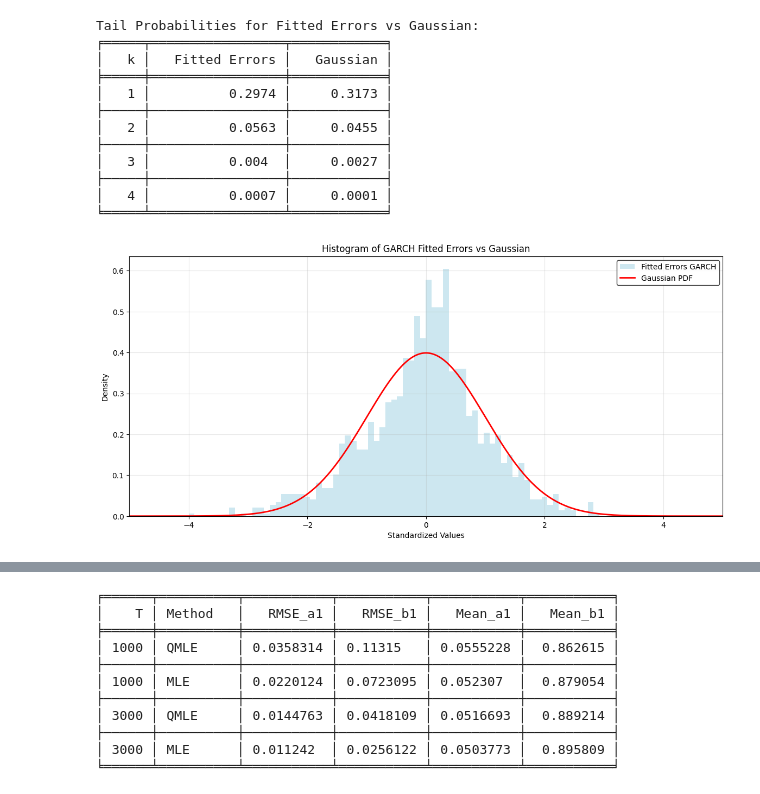
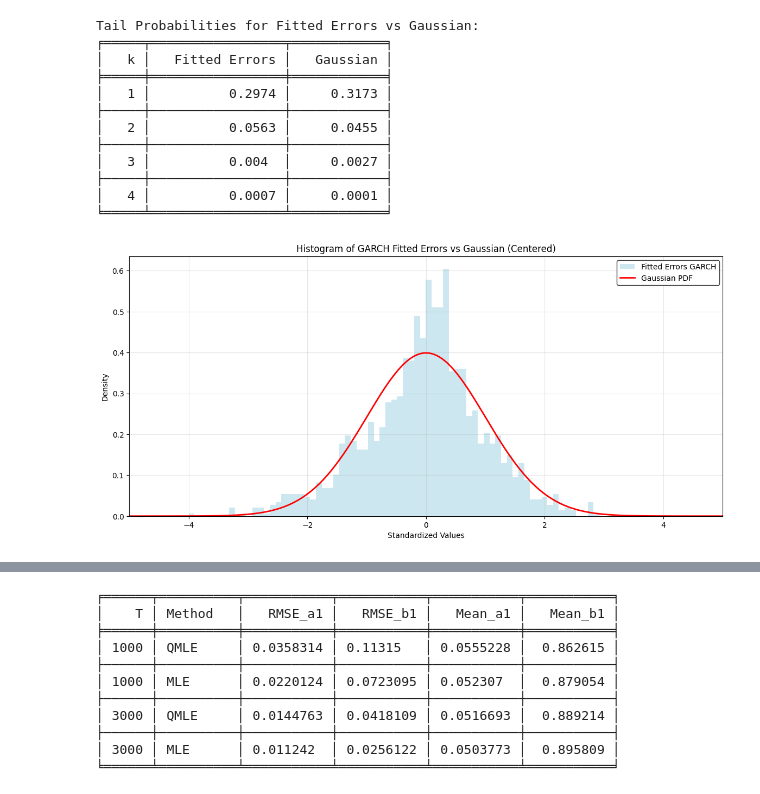
Before and after one commit to Alessandro-Dodon/garch, a Jupyter notebook: MonteCarloGarch.ipynb, the cells around one changed output, grey strips where cells are left out. Drawn from its saved outputs; the diff is of its cells as text; code cells hidden in the pictures.

```diff
--- a/MonteCarloGarch.ipynb
+++ b/MonteCarloGarch.ipynb
@@ -418,35 +418,35 @@ x = np.linspace(-5, 5, 1000)
 plt.plot(
     x,
     norm.pdf(x),
     label="Gaussian PDF",
     color="red",
     linewidth=2
 )
 
 # Titles and labels
-plt.title("Histogram of GARCH Fitted Errors vs Gaussian")
+plt.title("Histogram of GARCH Fitted Errors vs Gaussian (Centered)")
 plt.xlabel("Standardized Values")
 plt.ylabel("Density")
 
 # Centering the plot limits
 plt.xlim(-5, 5)
 plt.ylim(0, None)
 
 # Grid and Legend
 plt.grid(alpha=0.3, linestyle='-')
 plt.legend(
     loc='upper right',
     frameon=True,
     facecolor='white',
     edgecolor='black'
 )
 
 # Improved layout
 plt.tight_layout(pad=2)
 
 plt.show()
 # %% [output]
-[figure, old version]
+[figure, new version]
 # %% [markdown]
 ### Non-Gaussian Errors for GARCH
 
```
Also changed, not shown: parts of 3 cells of this notebook, 2 other files.
